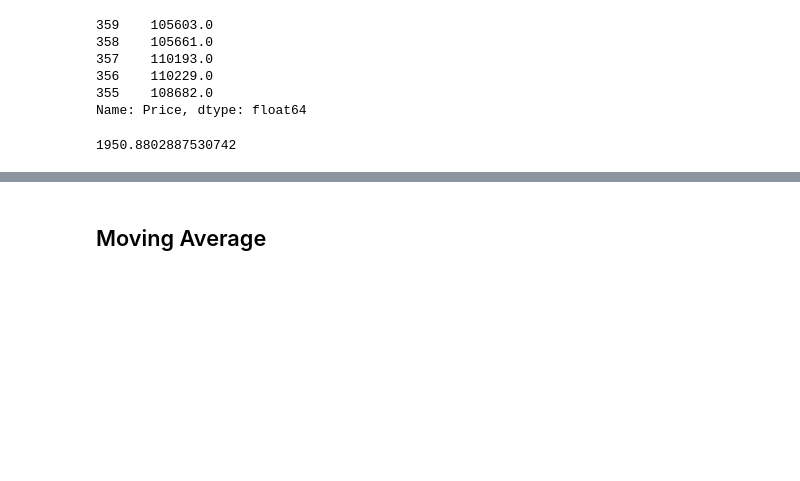
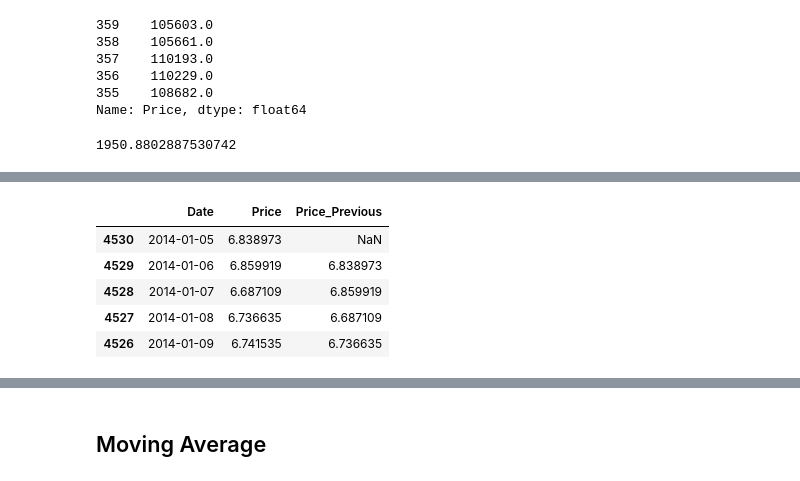
Before and after one commit to keithotuomagie/bitcoin_ts, a Jupyter notebook: notebook.ipynb, the cells around one changed output, grey strips where cells are left out. Cells and saved outputs as stored; diff of their text form; code cells hidden in the pictures; blank space fills up the shorter version.

Commit message:
Modeling | Naive Forecast with Log

```diff
--- a/notebook.ipynb
+++ b/notebook.ipynb
@@ -380,0 +385,4 @@ rmse_naive
+# %%
+# Creating another copy of the 'bitcoin_df' dataframe
+
+bitcoin_df_naive_log = bitcoin_df.copy()
@@ -380,0 +400,4 @@ rmse_naive
+# %%
+# Applying Log Transformation to the 'Price' column
+
+bitcoin_df_naive_log['Price'] = np.log(bitcoin_df_naive_log['Price'])
@@ -380,0 +415,15 @@ rmse_naive
+# %%
+# Creating a new column 'Price_Previous'
+
+bitcoin_df_naive_log['Price_Previous'] = bitcoin_df_naive_log['Price'].shift(1)
+# %%
+# Examining the new column 'Price_Previous'
+
+bitcoin_df_naive_log.head()
+# %% [output]
+|  | Date | Price | Price_Previous |
+| 4530 | 2014-01-05 | 6.838973 | NaN |
+| 4529 | 2014-01-06 | 6.859919 | 6.838973 |
+| 4528 | 2014-01-07 | 6.687109 | 6.859919 |
+| 4527 | 2014-01-08 | 6.736635 | 6.687109 |
+| 4526 | 2014-01-09 | 6.741535 | 6.736635 |
```
Also changed, not shown: parts of 12 cells of this notebook.
